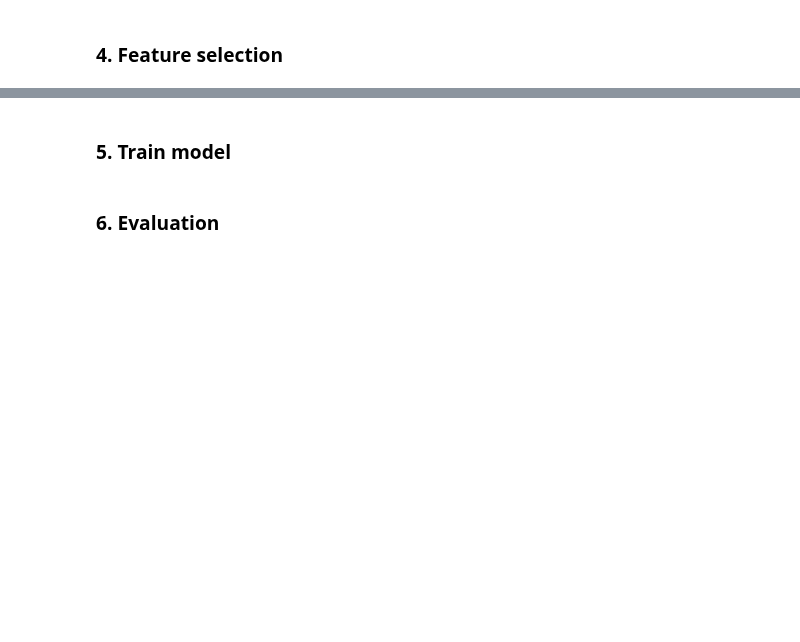
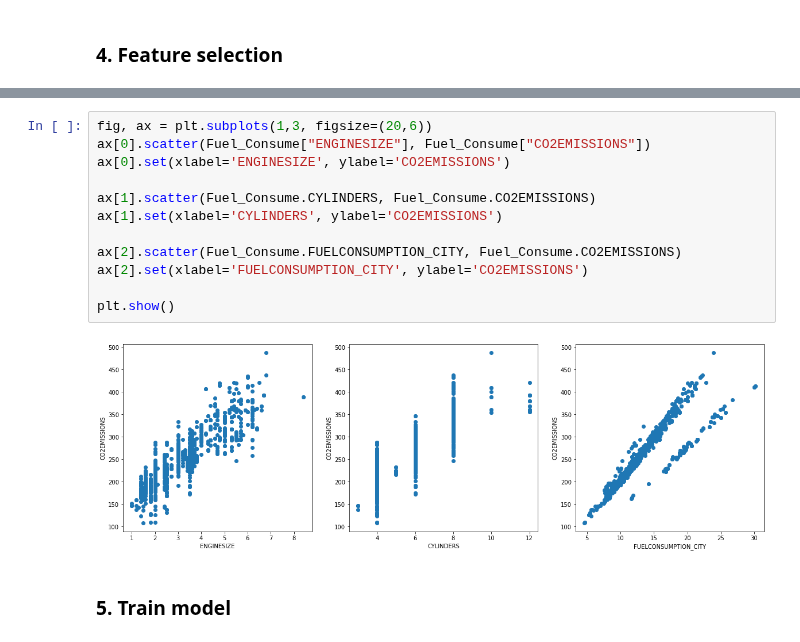
Before and after one commit to honghanhh/py40a12l2, a Jupyter notebook: lectures/lecture2/KhoiTran_Linear_regression.ipynb, the cells around one changed output, grey strips where cells are left out. Saved outputs shown, nothing was run; the diff lists cells and outputs as text; blank space fills up the shorter version.

```diff
--- a/lectures/lecture2/KhoiTran_Linear_regression.ipynb
+++ b/lectures/lecture2/KhoiTran_Linear_regression.ipynb
@@ -143,4 +144,16 @@ plt.show()
+# %%
+fig, ax = plt.subplots(1,3, figsize=(20,6))
+ax[0].scatter(Fuel_Consume["ENGINESIZE"], Fuel_Consume["CO2EMISSIONS"])
+ax[0].set(xlabel='ENGINESIZE', ylabel='CO2EMISSIONS')
+
+ax[1].scatter(Fuel_Consume.CYLINDERS, Fuel_Consume.CO2EMISSIONS)
+ax[1].set(xlabel='CYLINDERS', ylabel='CO2EMISSIONS')
+
+ax[2].scatter(Fuel_Consume.FUELCONSUMPTION_CITY, Fuel_Consume.CO2EMISSIONS)
+ax[2].set(xlabel='FUELCONSUMPTION_CITY', ylabel='CO2EMISSIONS')
+
+plt.show()
+# %% [output]
+[figure, added]
 # %% [markdown]
 ### 5. Train model
-# %% [markdown]
-### 6. Evaluation
```
Also changed, not shown: parts of 14 cells of this notebook, 2 other files.
